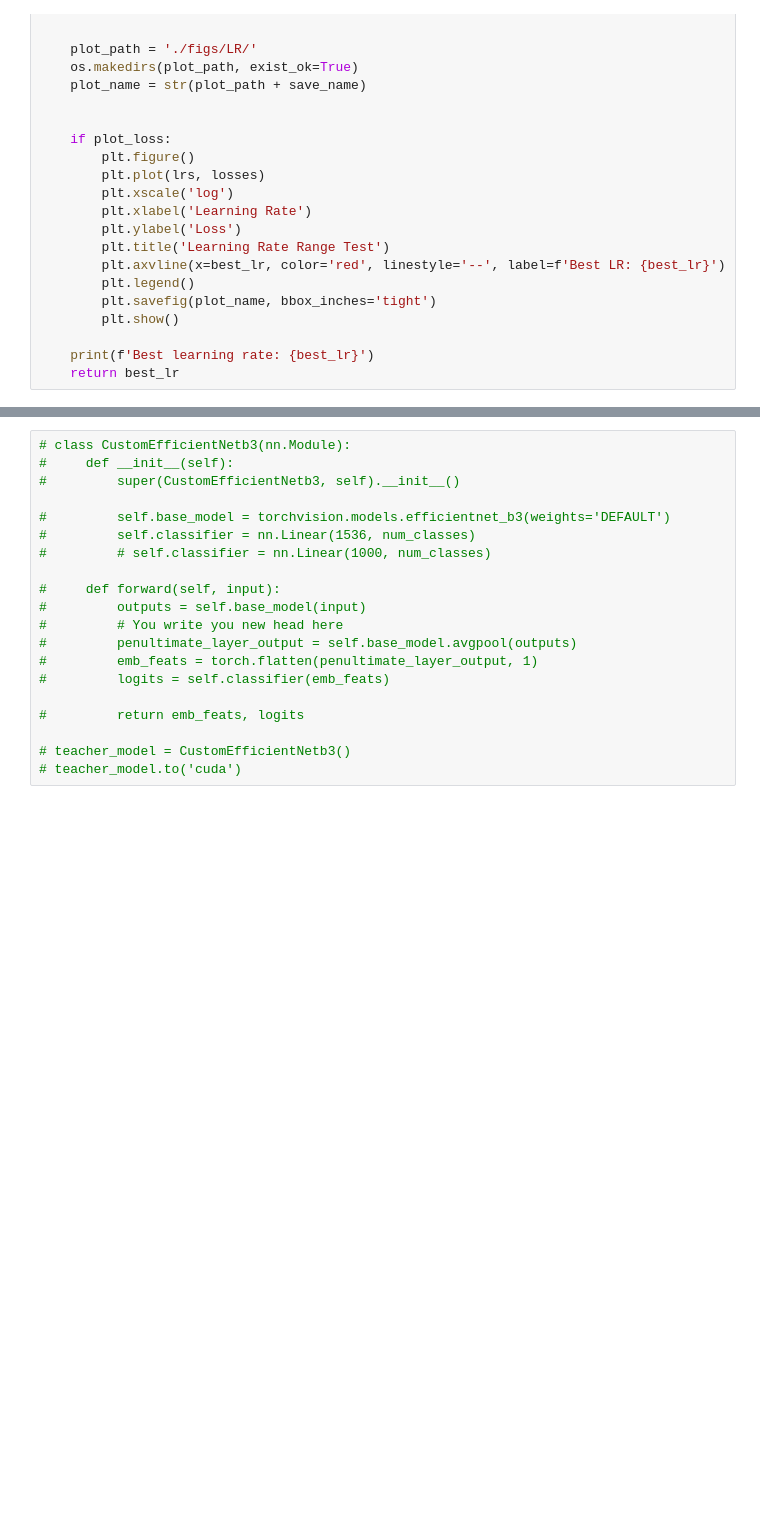
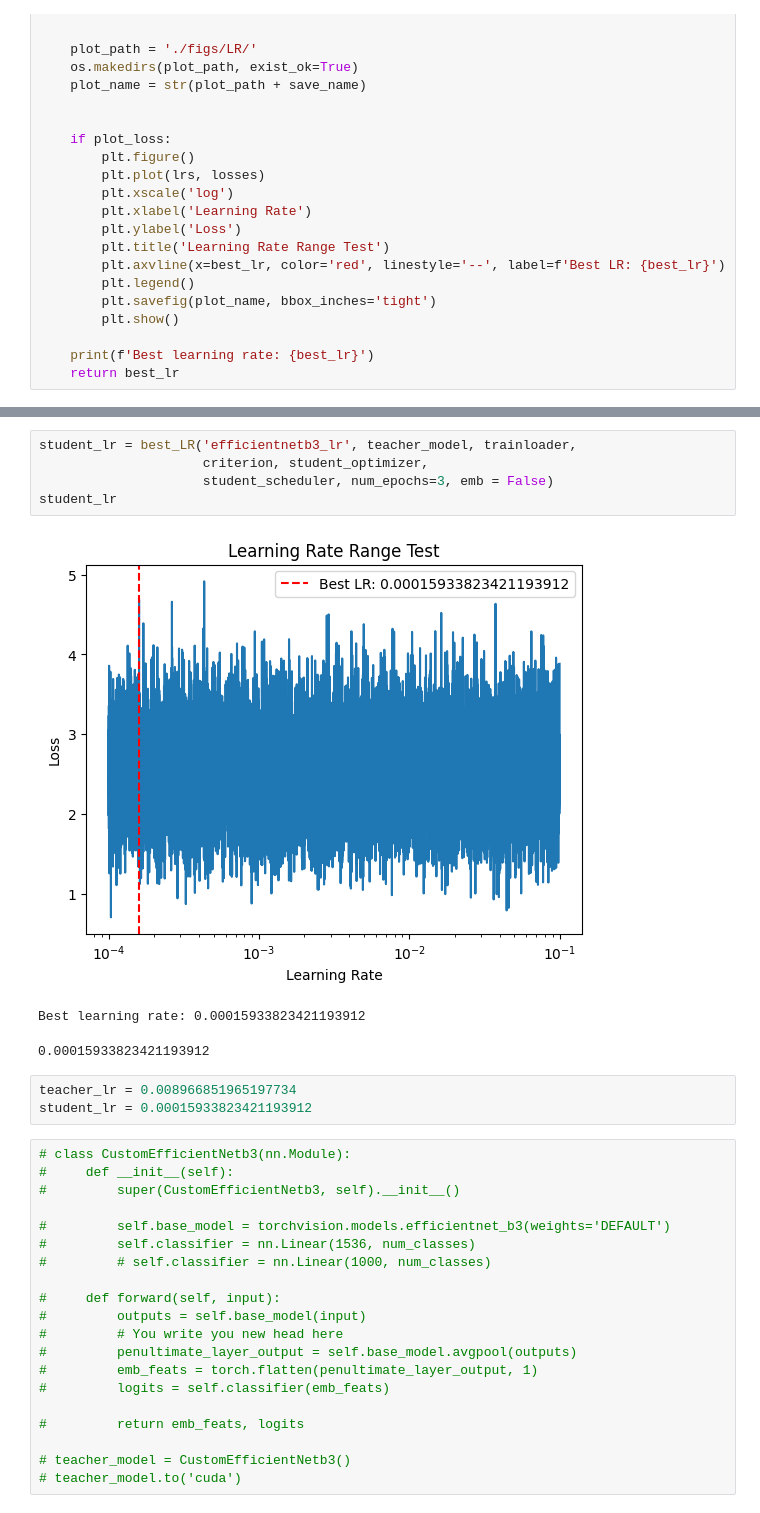
Before and after one commit to kdhutton/W210-Capstone, a Jupyter notebook: notebooks/cifar_norm_dir_MB.ipynb, the cells around one changed output, grey strips where cells are left out. Cells and saved outputs as stored; diff of their text form; blank space fills up the shorter version.

Commit message:
training teacher for norm/dir on cifar

```diff
--- a/notebooks/cifar_norm_dir_MB.ipynb
+++ b/notebooks/cifar_norm_dir_MB.ipynb
@@ -249,3 +238,15 @@ RuntimeError: GET was unable to find an engine to execute this computation
+# %%
+student_lr = best_LR('efficientnetb3_lr', teacher_model, trainloader,
+                     criterion, student_optimizer,
+                     student_scheduler, num_epochs=3, emb = False)
+student_lr
+# %% [output]
+[figure, added]
+Best learning rate: 0.00015933823421193912
+0.00015933823421193912
+# %%
+teacher_lr = 0.008966851965197734
+student_lr = 0.00015933823421193912
 # %%
 # class CustomEfficientNetb3(nn.Module):
 #     def __init__(self):
```
Also changed, not shown: parts of 19 cells of this notebook, 1 other file.
